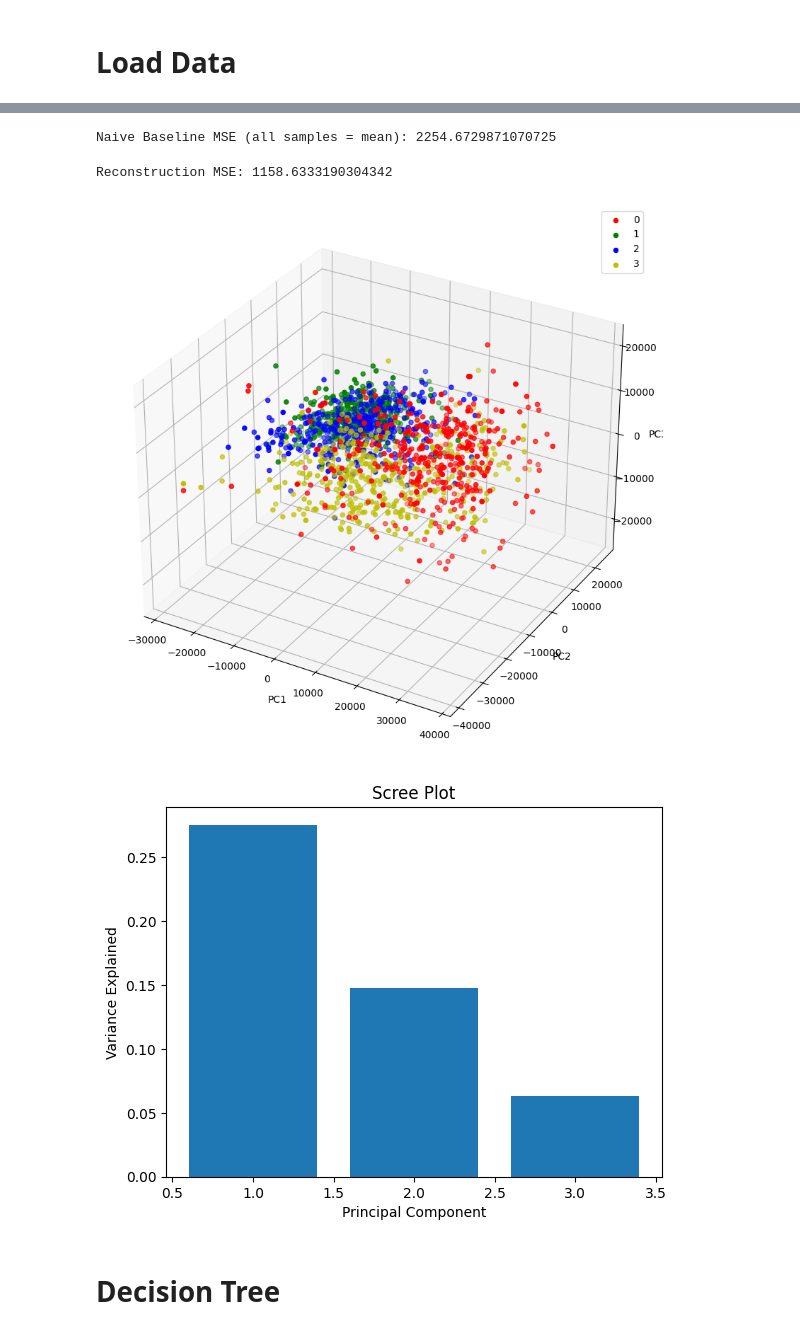
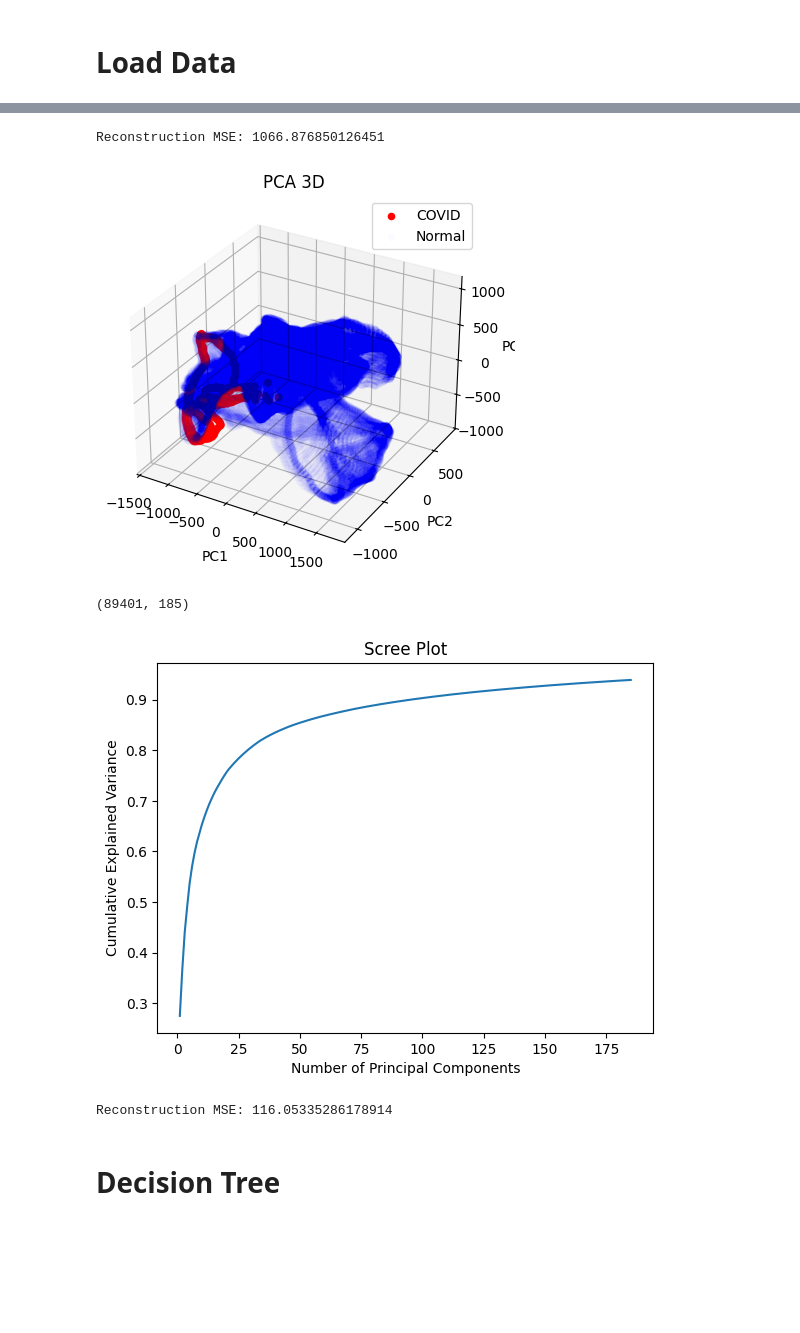
Before and after one commit to Riley94/covid_analysis, a Jupyter notebook: covid_analysis.ipynb, the cells around one changed output, grey strips where cells are left out. Cells and saved outputs as stored; diff of their text form; code cells hidden in the pictures; blank space fills up the shorter version.

```diff
--- a/covid_analysis.ipynb
+++ b/covid_analysis.ipynb
@@ -25,7 +27,7 @@ device.type
 # %% [markdown]
 # Load Data
 # %%
-def gather_image_mask_paths(base_path, label):
+def gather_image_mask_paths(base_path):
     """
     base_path: e.g. "COVID" directory path
     label: integer or string class label
@@ -45,16 +47,14 @@ def gather_image_mask_paths(base_path, label):
 
     image_paths = []
     mask_paths = []
-    labels = []
 
     for filename in image_filenames:
         image_path = os.path.join(images_dir, filename)
         mask_path = os.path.join(masks_dir, filename)  # same name in masks/
         image_paths.append(image_path)
         mask_paths.append(mask_path)
-        labels.append(label)
 
-    return image_paths, mask_paths, labels
+    return image_paths, mask_paths
 # %%
 def load_numpy_data(image_paths, mask_paths, labels):
     data = []
@@ -84,34 +81,24 @@ normal_metadata = pd.read_excel(os.path.join(full_path, "Normal.metadata.xlsx"))
 viral_pneumonia_metadata = pd.read_excel(os.path.join(full_path, "Viral Pneumonia.metadata.xlsx"))
 covid_metadata = pd.read_excel(os.path.join(full_path, "COVID.metadata.xlsx"))
 
-COVID_LABEL = 0
-NORMAL_LABEL = 1
-VIRAL_PNEUMONIA_LABEL = 2
-LUNG_OPACITY_LABEL = 3
-
 all_image_paths = []
 all_mask_paths = []
-all_labels = []
 
-covid_images, covid_masks, covid_labels = gather_image_mask_paths(covid_path, COVID_LABEL)
+covid_images, covid_masks = gather_image_mask_paths(covid_path)
 all_image_paths.extend(covid_images)
 all_mask_paths.extend(covid_masks)
-all_labels.extend(covid_labels)
 
-normal_images, normal_masks, normal_labels = gather_image_mask_paths(normal_path, NORMAL_LABEL)
+normal_images, normal_masks = gather_image_mask_paths(normal_path)
 all_image_paths.extend(normal_images)
 all_mask_paths.extend(normal_masks)
-all_labels.extend(normal_labels)
 
-vp_images, vp_masks, vp_labels = gather_image_mask_paths(viral_pneumonia_path, VIRAL_PNEUMONIA_LABEL)
+vp_images, vp_masks = gather_image_mask_paths(viral_pneumonia_path)
 all_image_paths.extend(vp_images)
 all_mask_paths.extend(vp_masks)
-all_labels.extend(vp_labels)
 
-lo_images, lo_masks, lo_labels = gather_image_mask_paths(lung_opacity_path, LUNG_OPACITY_LABEL)
+lo_images, lo_masks = gather_image_mask_paths(lung_opacity_path)
 all_image_paths.extend(lo_images)
 all_mask_paths.extend(lo_masks)
-all_labels.extend(lo_labels)
 
 print("Total images:", len(all_image_paths))
 # %% [output]
@@ -148,44 +260,50 @@ Explained Variance Ratio: [0.2754731  0.14772652 0.06291951]
-# %%
-# Compute global mean per feature
-mean_vector = np.mean(X_images_flat, axis=0)
-# Compute MSE if you replaced every sample with the global mean
-naive_mse = mean_squared_error(X_images_flat,
-                               np.tile(mean_vector, (X_images_flat.shape[0], 1)))
-
-print("Naive Baseline MSE (all samples = mean):", naive_mse)
-# %% [output]
-Naive Baseline MSE (all samples = mean): 2254.6729871070725
 # %%
 # Reconstruct back to original space
-X_images_reconstructed = pca.inverse_transform(X_images_pca)
+images_reconstructed = pca.inverse_transform(images_pca)
 
 # Compute MSE (reconstruction error)
-mse = mean_squared_error(X_images_flat, X_images_reconstructed)
+mse = mean_squared_error(A, images_reconstructed)
 print("Reconstruction MSE:", mse)
 # %% [output]
-Reconstruction MSE: 1158.6333190304342
+Reconstruction MSE: 1066.876850126451
 # %%
-# plot PCA
-fig = plt.figure(figsize=(10, 10))
+# plot PCA 3D
+fig = plt.figure()
 ax = fig.add_subplot(111, projection='3d')
-colors = ['r', 'g', 'b', 'y']
-for i in range(4):
-    ax.scatter(X_images_pca[y_labels == i, 0], X_images_pca[y_labels == i, 1], X_images_pca[y_labels == i, 2], c=colors[i], label=str(i))
+ax.scatter(images_pca[:N, 0], images_pca[:N, 1], images_pca[:N, 2], c='r', label='COVID')
+ax.scatter(images_pca[N:, 0], images_pca[N:, 1], images_pca[N:, 2], c='b', alpha=0.01, label='Normal')
 ax.set_xlabel('PC1')
 ax.set_ylabel('PC2')
 ax.set_zlabel('PC3')
-plt.legend()
+ax.set_title('PCA 3D')
+ax.legend()
 plt.show()
 # %% [output]
-[figure, old version]
+[figure, new version]
+# %%
+pca = PCA(n_components=185)
+images_pca = pca.fit_transform(A)
+images_pca.shape
+# %% [output]
+(89401, 185)
 # %%
-plt.bar(range(1, len(pca.explained_variance_ratio_)+1), pca.explained_variance_ratio_)
-plt.xlabel('Principal Component')
-plt.ylabel('Variance Explained')
+# scree plot
+plt.plot(range(1, len(pca.explained_variance_ratio_)+1), np.cumsum(pca.explained_variance_ratio_))
+plt.xlabel('Number of Principal Components')
+plt.ylabel('Cumulative Explained Variance')
 plt.title('Scree Plot')
 plt.show()
 # %% [output]
-[figure, old version]
+[figure, new version]
+# %%
+# Reconstruct back to original space
+images_reconstructed = pca.inverse_transform(images_pca)
+
+# Compute MSE (reconstruction error)
+mse = mean_squared_error(A, images_reconstructed)
+print("Reconstruction MSE:", mse)
+# %% [output]
+Reconstruction MSE: 116.05335286178914
 # %% [markdown]
 # Decision Tree
 # %%
```
Also changed, not shown: parts of 23 cells of this notebook, 3 other files.
